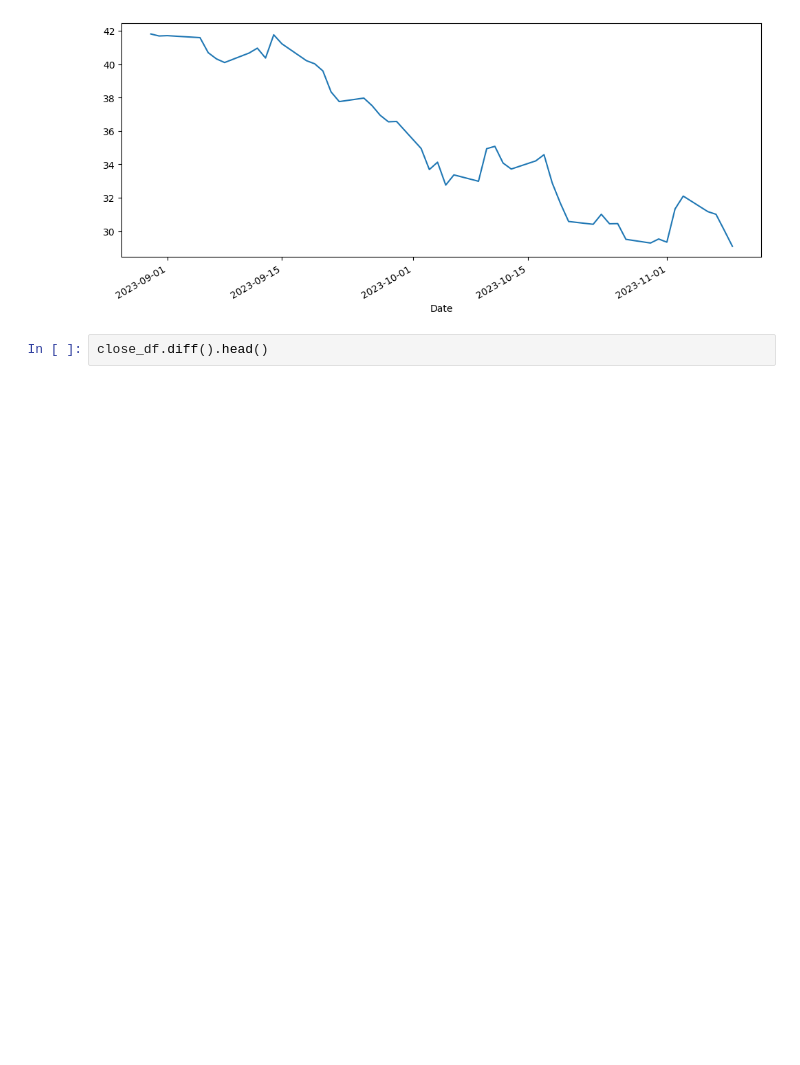
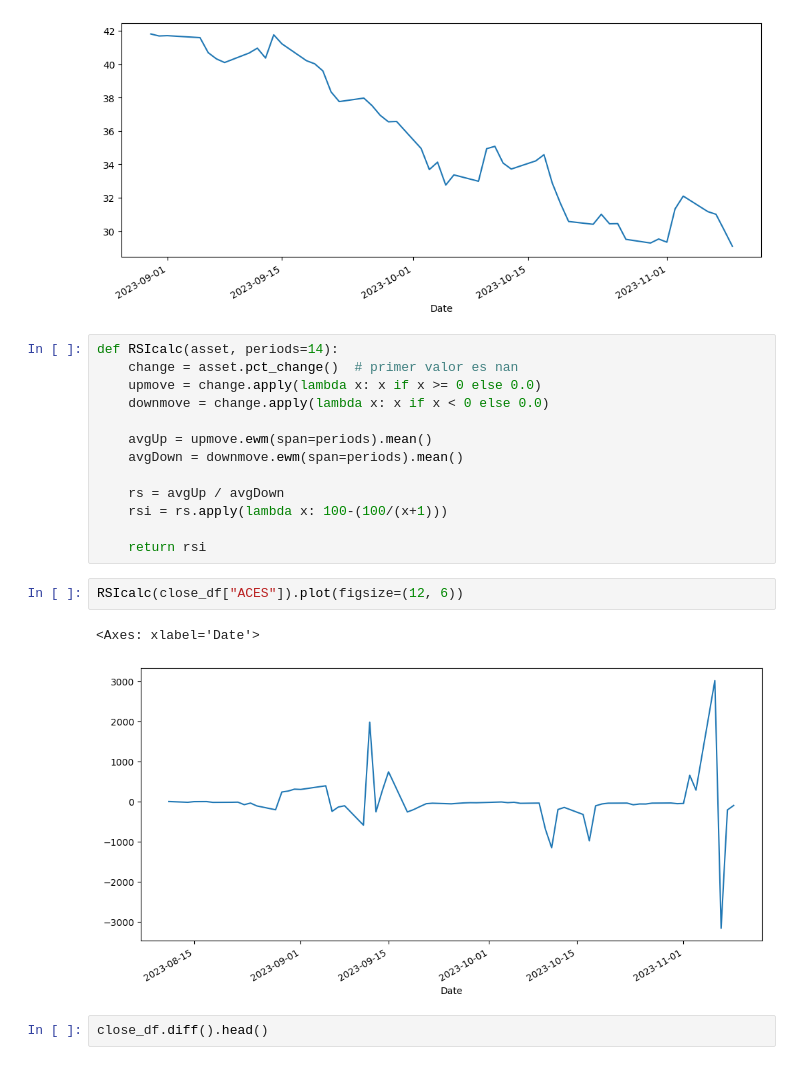
Before and after one commit to jusrojasrod/RelativePerformance, a Jupyter notebook: RenRel/test.ipynb, the cells around one changed output. Saved outputs shown, nothing was run; the diff lists cells and outputs as text; blank space fills up the shorter version.

```diff
--- a/RenRel/test.ipynb
+++ b/RenRel/test.ipynb
@@ -175,6 +175,24 @@ close_df["ACES"].iloc[14:].plot(figsize=(12,5))
 # %% [output]
 <Axes: xlabel='Date'>
 [figure]
+# %%
+def RSIcalc(asset, periods=14):
+    change = asset.pct_change()  # primer valor es nan
+    upmove = change.apply(lambda x: x if x >= 0 else 0.0)
+    downmove = change.apply(lambda x: x if x < 0 else 0.0)
+
+    avgUp = upmove.ewm(span=periods).mean()
+    avgDown = downmove.ewm(span=periods).mean()
+
+    rs = avgUp / avgDown
+    rsi = rs.apply(lambda x: 100-(100/(x+1)))
+
+    return rsi
+# %%
+RSIcalc(close_df["ACES"]).plot(figsize=(12, 6))
+# %% [output]
+<Axes: xlabel='Date'>
+[figure, added]
 # %%
 close_df.diff().head()
 # %% [output]
```
